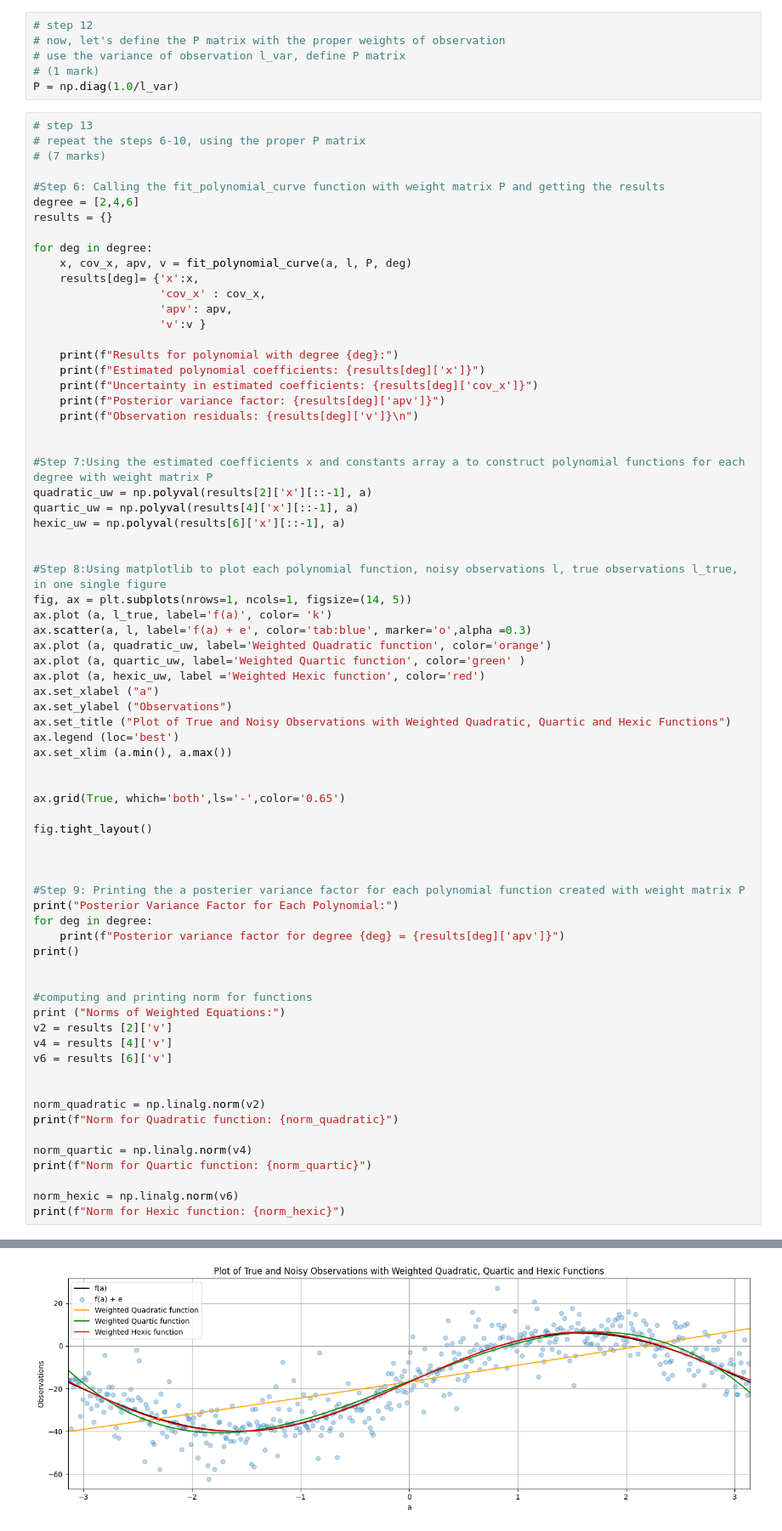
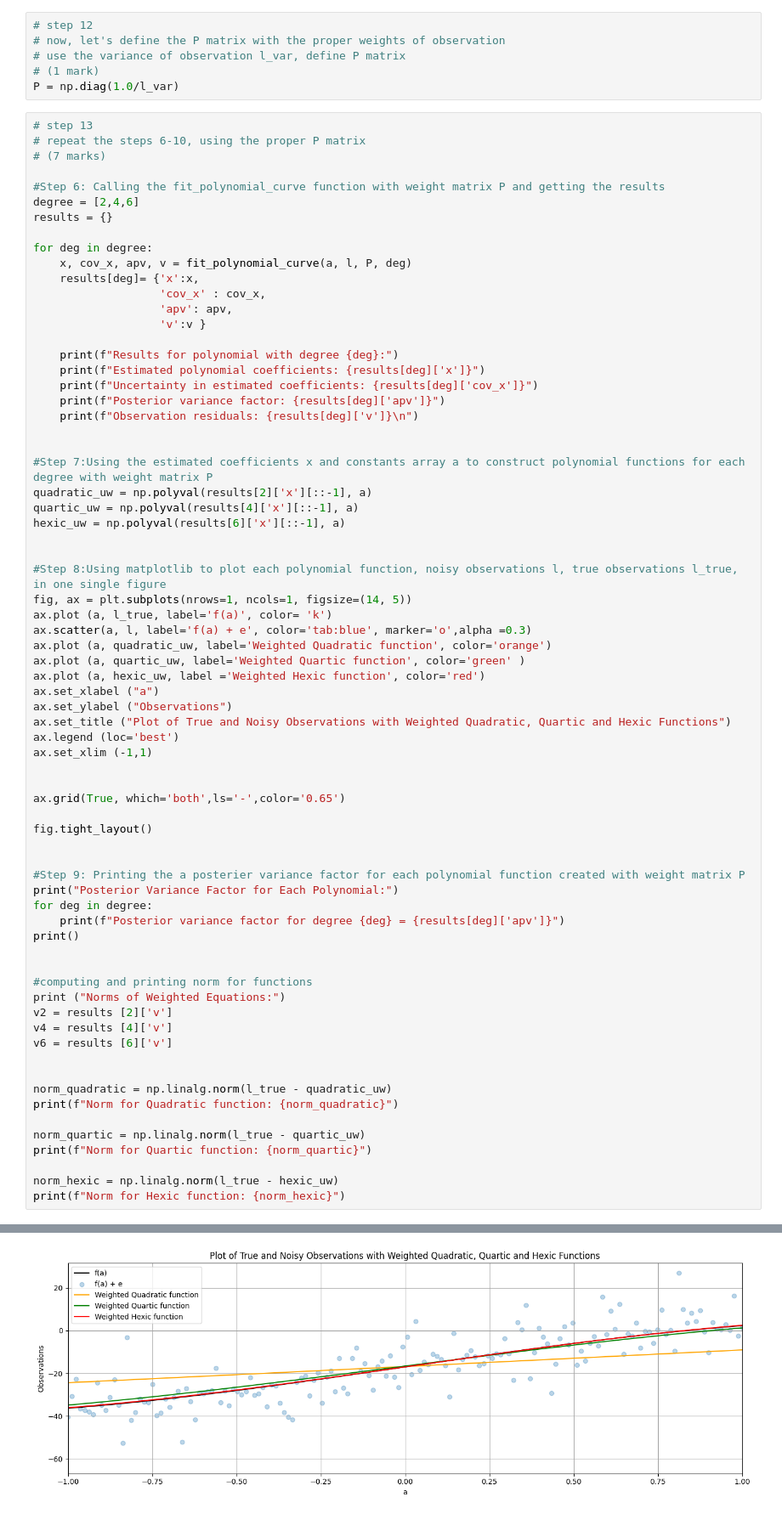
Before and after one commit to Nancy-On/ENGG680_2025_Fall, a Jupyter notebook: Lab_Assignment1_Group10/StudentGradeManagementSystem.ipynb, the cells around one changed output, grey strips where cells are left out. Shown: that part at 85% size. Drawn from its saved outputs; the diff is of its cells as text.

```diff
--- a/Lab_Assignment1_Group10/StudentGradeManagementSystem.ipynb
+++ b/Lab_Assignment1_Group10/StudentGradeManagementSystem.ipynb
@@ -987,13 +987,12 @@ ax.set_xlabel ("a")
 ax.set_ylabel ("Observations")
 ax.set_title ("Plot of True and Noisy Observations with Weighted Quadratic, Quartic and Hexic Functions")
 ax.legend (loc='best')
-ax.set_xlim (a.min(), a.max())
+ax.set_xlim (-1,1)
 
 
 ax.grid(True, which='both',ls='-',color='0.65')
 
 fig.tight_layout()
-
 
 
 #Step 9: Printing the a posterier variance factor for each polynomial function created with weight matrix P
@@ -1010,13 +1009,13 @@ v4 = results [4]['v']
 v6 = results [6]['v']
 
 
-norm_quadratic = np.linalg.norm(v2)
+norm_quadratic = np.linalg.norm(l_true - quadratic_uw)
 print(f"Norm for Quadratic function: {norm_quadratic}")
 
-norm_quartic = np.linalg.norm(v4)
+norm_quartic = np.linalg.norm(l_true - quartic_uw)
 print(f"Norm for Quartic function: {norm_quartic}")
 
-norm_hexic = np.linalg.norm(v6)
+norm_hexic = np.linalg.norm(l_true - hexic_uw)
 print(f"Norm for Hexic function: {norm_hexic}")
 # %% [output]
 Results for polynomial with degree 2:
@@ -1039,4 +1038,4 @@ Norm for Hexic function: 178.08854486880531
-[figure, old version]
+[figure, new version]
 # %%
 # step 14
 # Compare the results of a posterier variance factor and norm from unweighted LSE and weighted LSE, what phenomena do you observe? Explain this phenomena.
```
Also changed, not shown: parts of 2 cells of this notebook.
